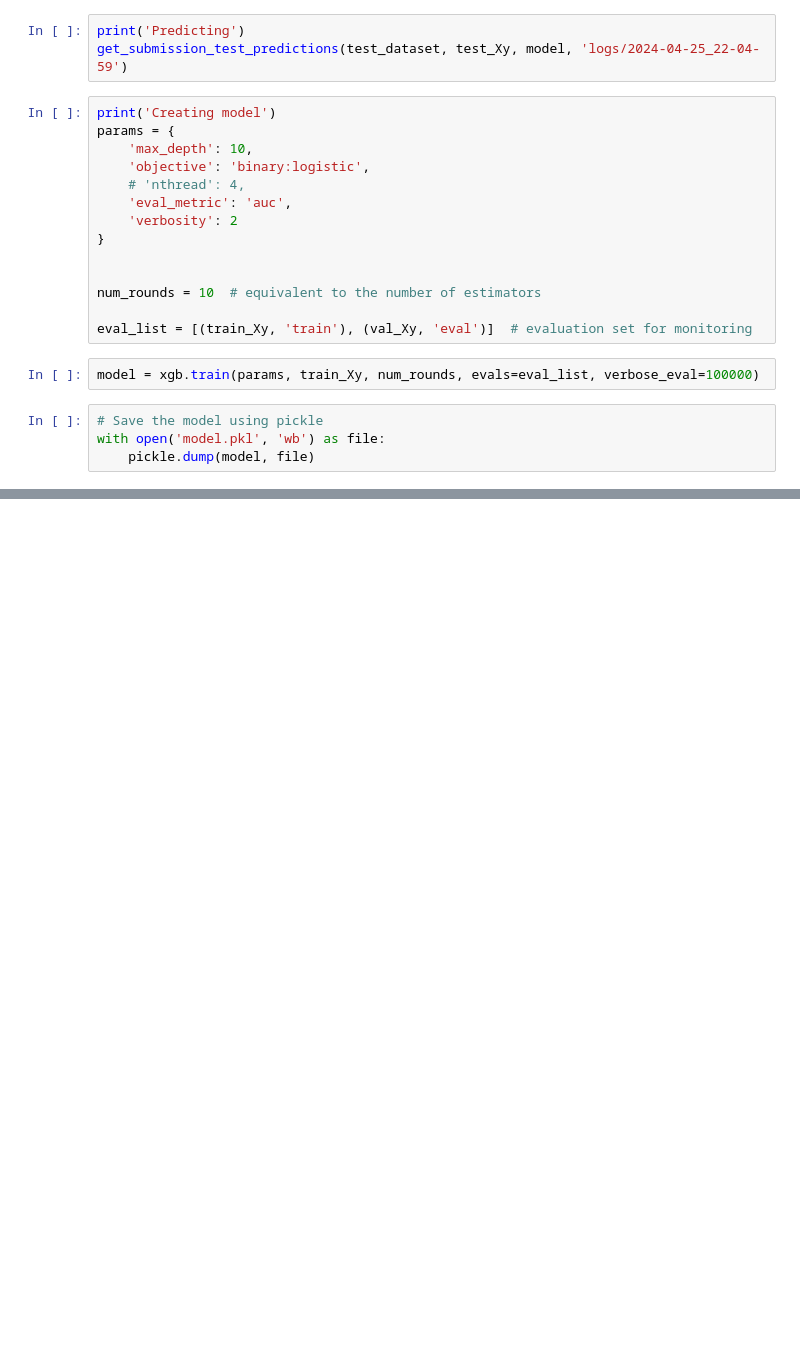
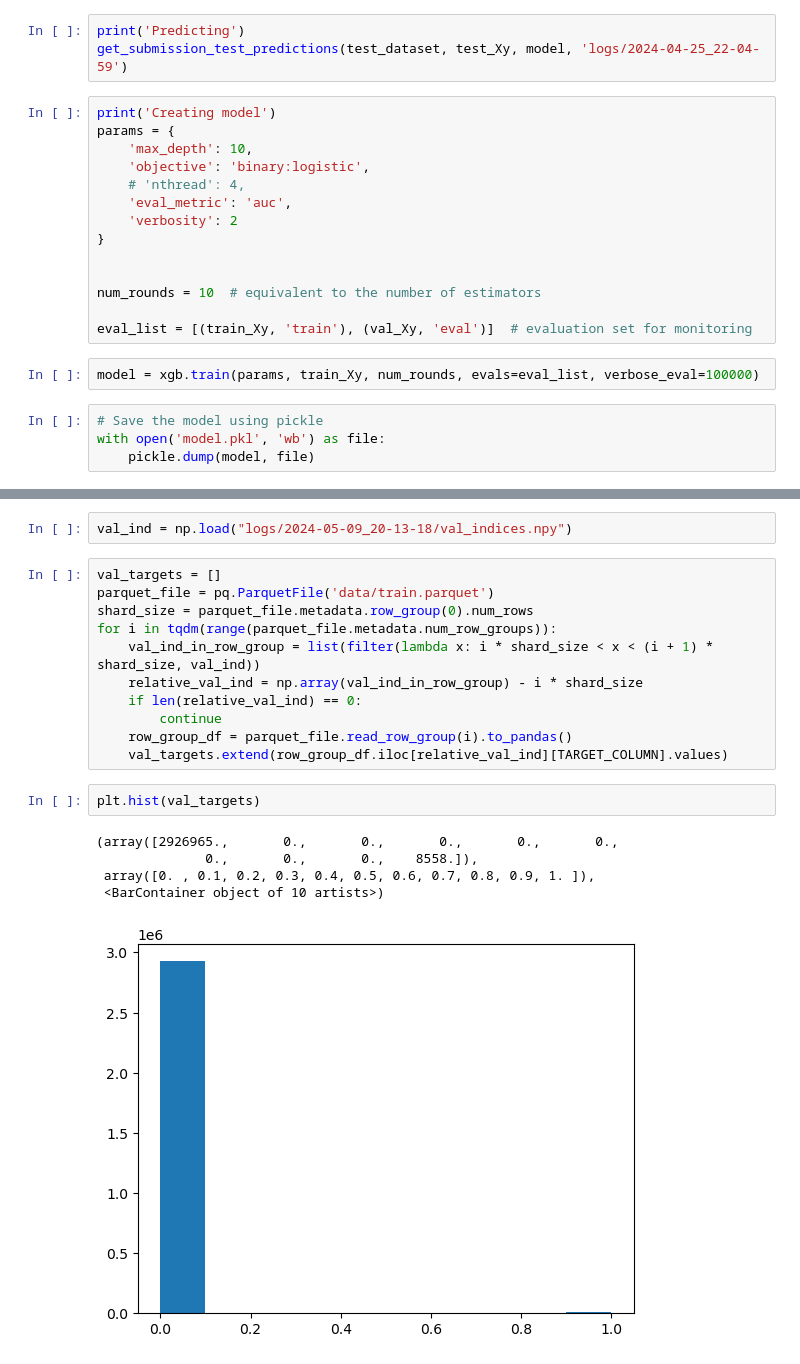
Before and after one commit to korney3/binding_prediction_xgboost_large_dataset, a Jupyter notebook: data_analysis_and_preprocesing.ipynb, the cells around one changed output, grey strips where cells are left out. Saved outputs shown, nothing was run; the diff lists cells and outputs as text; blank space fills up the shorter version.

Commit message:
Update XGBoost training

```diff
--- a/data_analysis_and_preprocesing.ipynb
+++ b/data_analysis_and_preprocesing.ipynb
@@ -159,0 +174,21 @@ with open('model.pkl', 'wb') as file:
+# %%
+val_ind = np.load("logs/2024-05-09_20-13-18/val_indices.npy")
+# %%
+val_targets = []
+parquet_file = pq.ParquetFile('data/train.parquet')
+shard_size = parquet_file.metadata.row_group(0).num_rows
+for i in tqdm(range(parquet_file.metadata.num_row_groups)):
+    val_ind_in_row_group = list(filter(lambda x: i * shard_size < x < (i + 1) * shard_size, val_ind))
+    relative_val_ind = np.array(val_ind_in_row_group) - i * shard_size
+    if len(relative_val_ind) == 0:
+        continue
+    row_group_df = parquet_file.read_row_group(i).to_pandas()
+    val_targets.extend(row_group_df.iloc[relative_val_ind][TARGET_COLUMN].values)
+# %%
+plt.hist(val_targets)
+# %% [output]
+(array([2926965.,       0.,       0.,       0.,       0.,       0.,
+              0.,       0.,       0.,    8558.]),
+ array([0. , 0.1, 0.2, 0.3, 0.4, 0.5, 0.6, 0.7, 0.8, 0.9, 1. ]),
+ <BarContainer object of 10 artists>)
+[figure, added]
```
Also changed, not shown: parts of 10 cells of this notebook, 15 other files.
